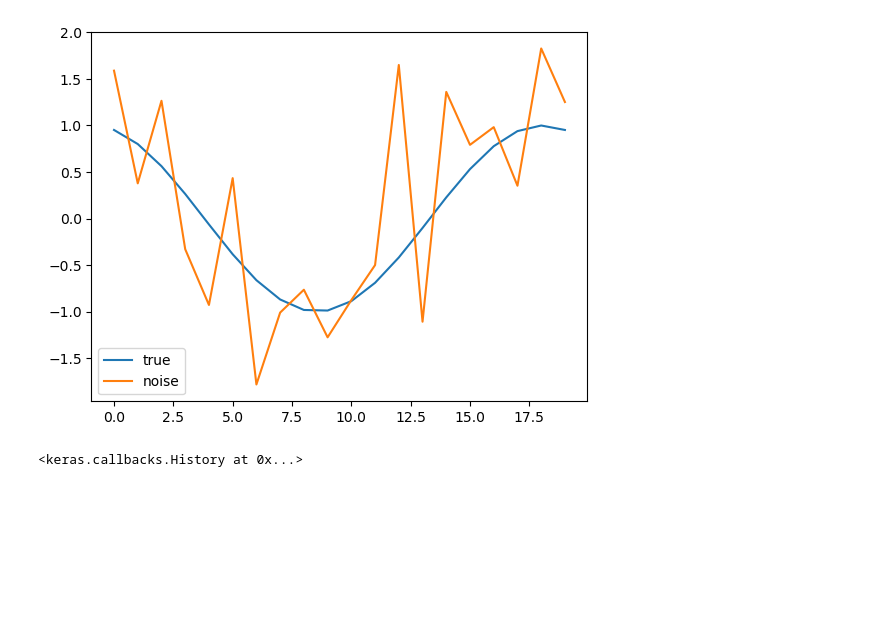
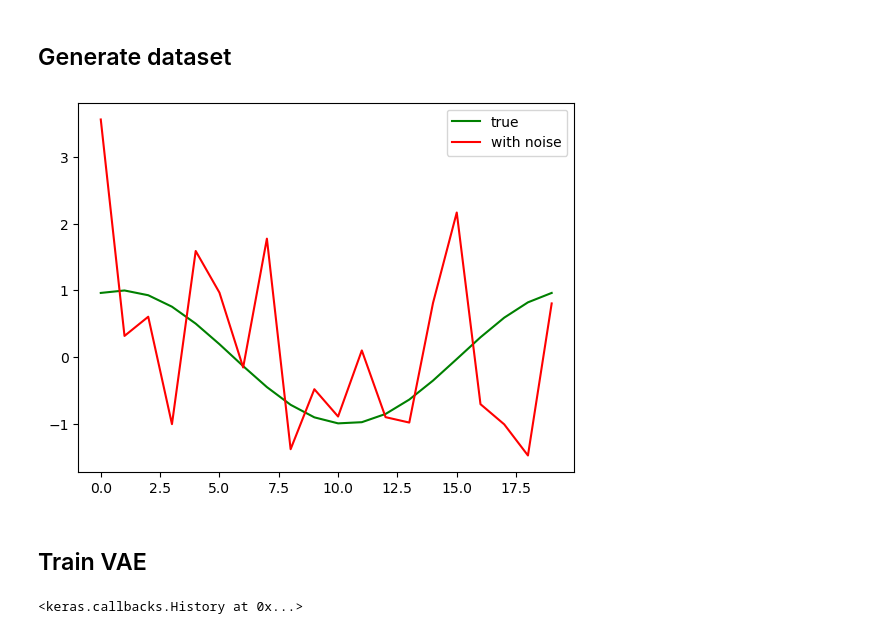
Before and after one commit to alexis-violeau/Reducing-noise-with-VAE, a Jupyter notebook: Notebook.ipynb, the cells around one changed output. Cells and saved outputs as stored; diff of their text form; code cells hidden in the pictures; blank space fills up the shorter version.

```diff
--- a/Notebook.ipynb
+++ b/Notebook.ipynb
@@ -12,3 +17,5 @@ import matplotlib.pyplot as plt
+# %% [markdown]
+## Generate dataset
 # %%
 def generate_data():
     n = 1000
@@ -35,12 +42,14 @@ noise_data = add_noise(data)
 # %%
 index = np.random.randint(0,len(data))
 
-plt.plot(data[index], label = 'true')
-plt.plot(noise_data[index], label = 'noise')
+plt.plot(data[index], label = 'true', c = 'g')
+plt.plot(noise_data[index], label = 'with noise', c = 'r')
 plt.legend()
 plt.show()
 # %% [output]
-[figure, old version]
+[figure, new version]
+# %% [markdown]
+## Train VAE
 # %%
 input_dim = noise_data.shape[1]
 
```
Also changed, not shown: parts of 9 cells of this notebook, 2 other files.
